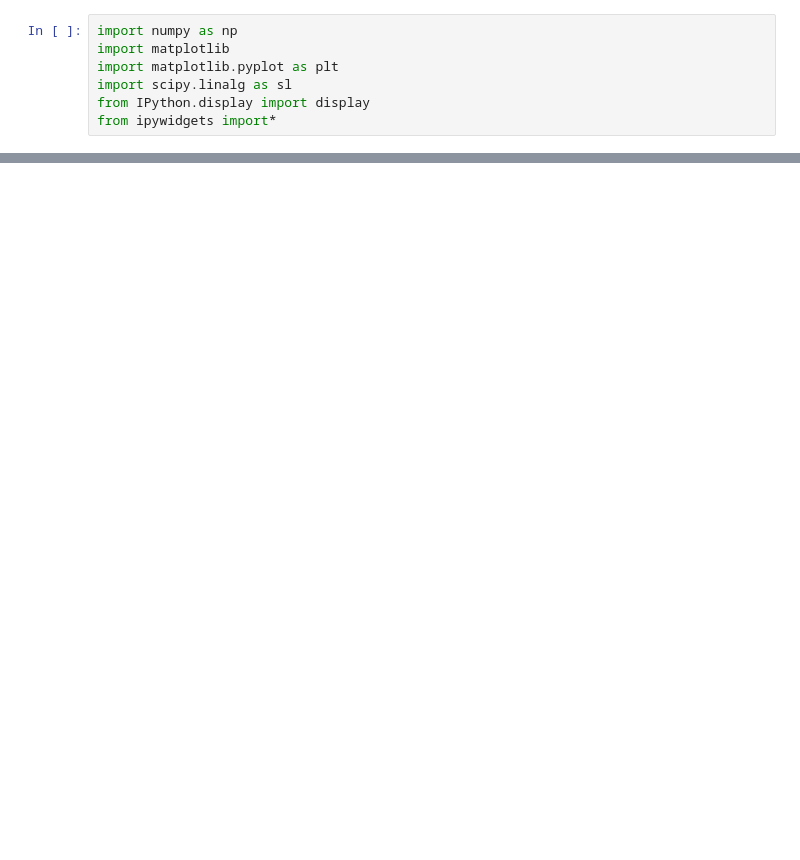
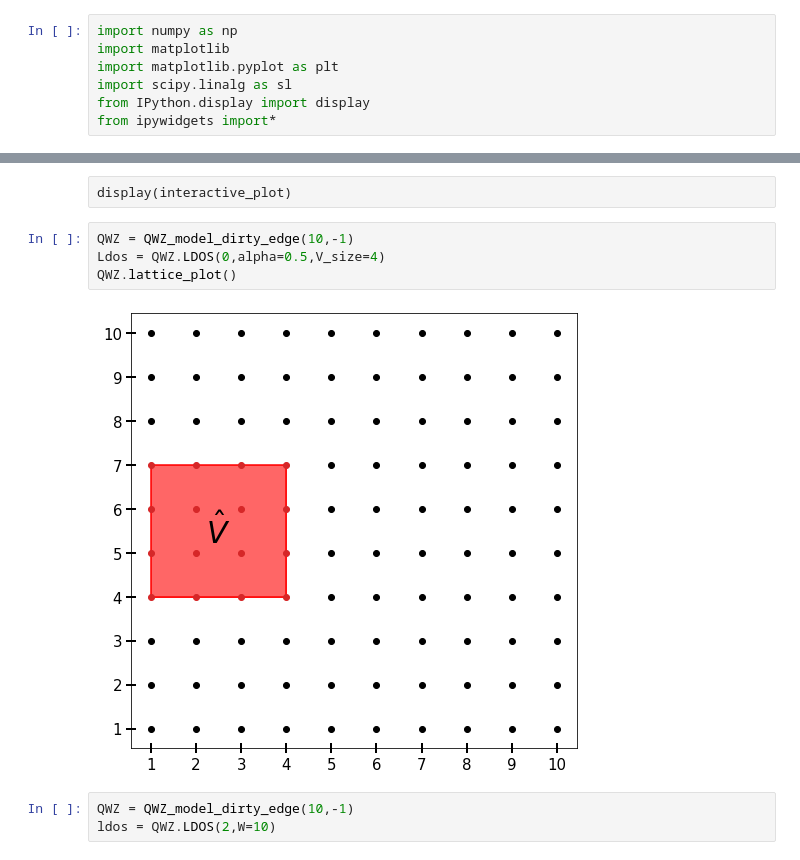
Before and after one commit to portikattila/quantum-transport, a Jupyter notebook: qwz.ipynb, the cells around one changed output, grey strips where cells are left out. Saved outputs shown, nothing was run; the diff lists cells and outputs as text; blank space fills up the shorter version.

```diff
--- a/qwz.ipynb
+++ b/qwz.ipynb
@@ -345,0 +347,11 @@ interactive(children=(IntSlider(value=200, description='n', max=400), Output()),
+# %% [raw]
+display(interactive_plot)
+# %%
+QWZ = QWZ_model_dirty_edge(10,-1)
+Ldos = QWZ.LDOS(0,alpha=0.5,V_size=4)
+QWZ.lattice_plot()
+# %% [output]
+[figure, added]
+# %%
+QWZ = QWZ_model_dirty_edge(10,-1)
+ldos = QWZ.LDOS(2,W=10)
```
Also changed, not shown: parts of 14 cells of this notebook.
